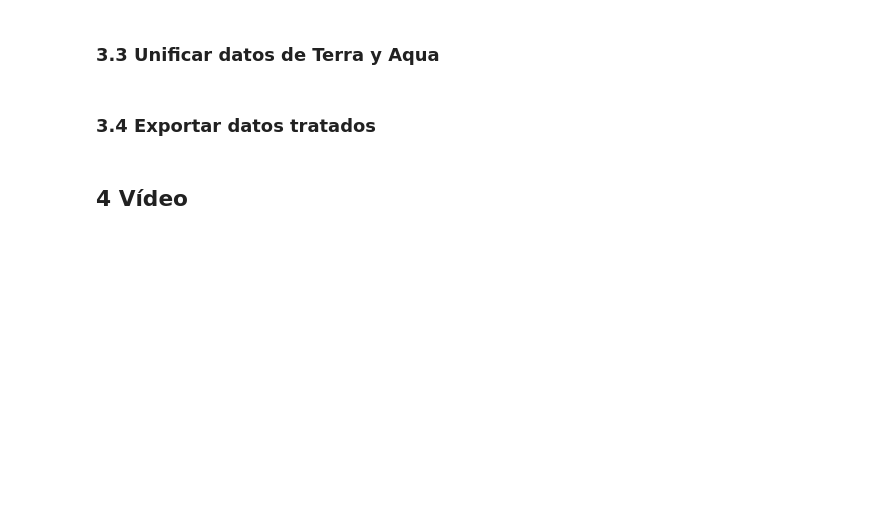
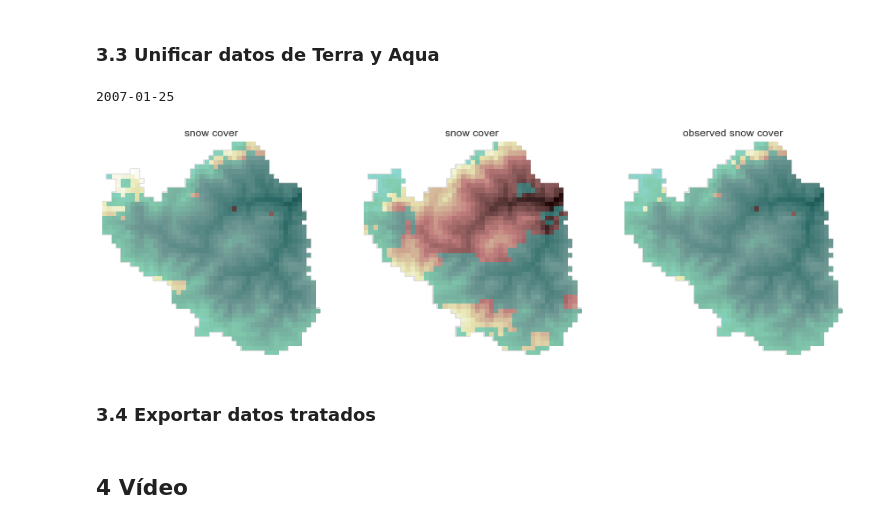
Before and after one commit to casadoj/Calibrar, a Jupyter notebook: Nieve/notebooks/1_MODIS nieve.ipynb, the cells around one changed output. Drawn from its saved outputs; the diff is of its cells as text; code cells hidden in the pictures; blank space fills up the shorter version.

```diff
--- a/Nieve/notebooks/1_MODIS nieve.ipynb
+++ b/Nieve/notebooks/1_MODIS nieve.ipynb
@@ -278,16 +292,29 @@ SCobs = raster3D(mix, SC['Terra'].X, SC['Terra'].Y, SC['Terra'].times, SC['Terra
                 variable='observed snow cover', label='SCobs', crs=SC['Terra'].crs)
 # %%
 t = 60
-time = times[t]
+time = SCobs.times[t]
 print(time)
+
+# definir colores
+colors = np.array([[255, 255, 255 , 0], [33, 178, 171, 130]])
+colors = colors / 255.
+cmap_snow = ListedColormap(colors)
+boundaries = [0, .5, 1]
+norm = BoundaryNorm(boundaries, cmap_snow.N, clip=True)
+snow_patch = mpatches.Patch(color=cmap_snow.colors[1], label='snow')
+
 fig, axes = plt.subplots(ncols=3, figsize=(15, 5))
 
 for ax, Var in zip(axes, [SC['Terra'], SC['Aqua'], SCobs]):
-    #cuenca.plot(color='lightgray', ax=ax, zorder=0, alpha=.25)
     cuenca.boundary.plot(color='lightgray', ax=ax, zorder=0)
-    Var.plot(time=time, ax=ax)
+    ax.imshow(DEM.data, extent=DEM.extent, cmap='pink')
+    ax.imshow(Var.data[t,:,:], extent=Var.extent(), cmap=cmap_snow, norm=norm)
+    #Var.plot(time=time, ax=ax)
     ax.set_title(Var.variable)
     ax.axis('off')
+# %% [output]
+2007-01-25
+[figure, added]
 # %% [markdown]
 ### 3.4 Exportar datos tratados
 # %%
```
Also changed, not shown: parts of 4 cells of this notebook, 3 other files.
